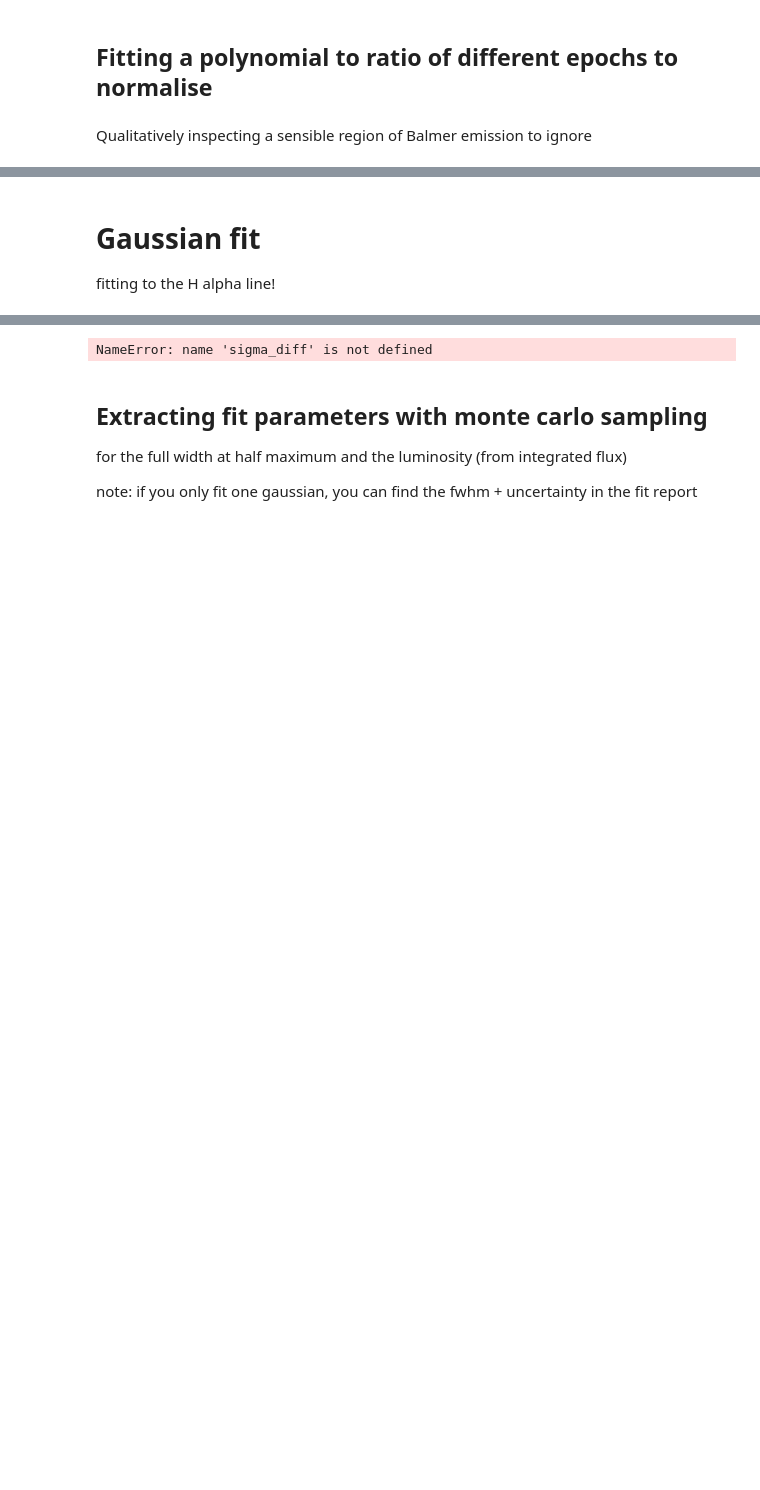
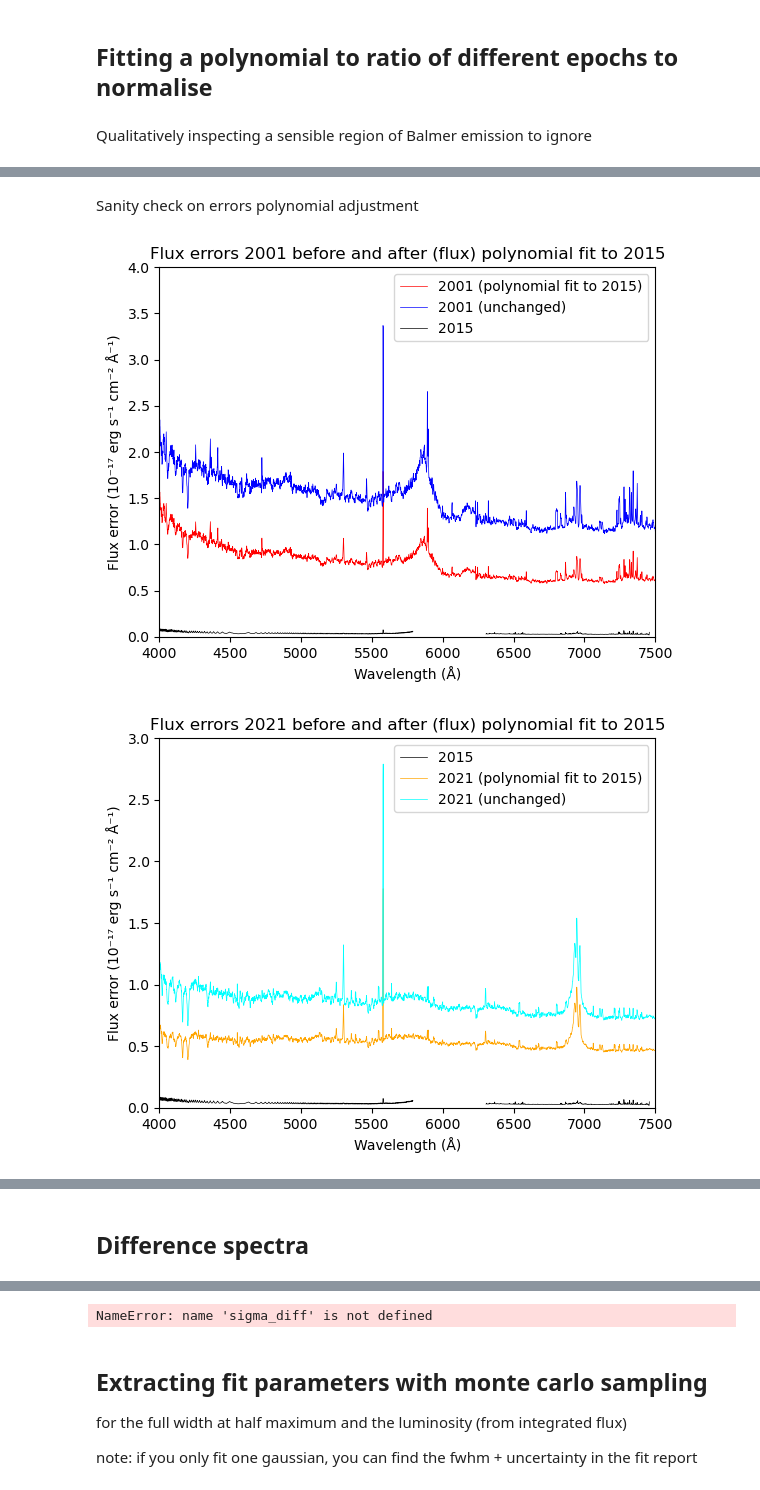
Before and after one commit to things-0/denison_2026, a Jupyter notebook: oli/main.ipynb, the cells around one changed output, grey strips where cells are left out. Saved outputs shown, nothing was run; the diff lists cells and outputs as text; code cells hidden in the pictures; blank space fills up the shorter version.

```diff
--- a/oli/main.ipynb
+++ b/oli/main.ipynb
@@ -977,2 +955,0 @@ _, adjusted_01_flux_15 = adjust_calibration(year_to_change="2001", bin_width=15,
-# %%
-_, adjusted_21_flux_15, _, adjusted_21_err_15 = adjust_calibration(year_to_change="2021", plot_flux_or_err="both", adjusted_flux_y_bounds=(0, 150), adjusted_err_y_bounds=(-1e-3, 1e-2))
@@ -1058,3 +956,39 @@ plt.show()
-# %% [markdown]
-# Gaussian fit
-fitting to the H alpha line!
+# %% [markdown]
+Sanity check on errors polynomial adjustment
+# %%
+plt.plot(lam, adjusted_01_err_15, color='red', label='2001 (polynomial fit to 2015)', lw = LINEWIDTH)
+plt.plot(lam, err01, color='blue', label='2001 (unchanged)', lw = LINEWIDTH)
+# plt.plot(lam, adjusted_15_err_15, color='red', label='2015 (polynomial fit to 2015)', lw = LINEWIDTH)
+plt.plot(lam, err15, color='black', label='2015', lw = LINEWIDTH)
+plt.xlim(4000, 7500)
+plt.ylim(0, 4)
+plt.legend()
+plt.xlabel("Wavelength (Å)")
+plt.ylabel("Flux error (10⁻¹⁷ erg s⁻¹ cm⁻² Å⁻¹)")
+plt.title("Flux errors 2001 before and after (flux) polynomial fit to 2015")
+plt.show()
+
+plt.plot(lam, err15, color='black', label='2015', lw = LINEWIDTH)
+plt.plot(lam, adjusted_21_err_15, color='orange', label='2021 (polynomial fit to 2015)', lw = LINEWIDTH)
+plt.plot(lam, err21, color='cyan', label='2021 (unchanged)', lw = LINEWIDTH)
+plt.xlim(4000, 7500)
+plt.ylim(0, 3)
+plt.legend()
+plt.xlabel("Wavelength (Å)")
+plt.ylabel("Flux error (10⁻¹⁷ erg s⁻¹ cm⁻² Å⁻¹)")
+plt.title("Flux errors 2021 before and after (flux) polynomial fit to 2015")
+plt.show()
+
+plt.plot(lam, err15, color='black', label='2015', lw = LINEWIDTH)
+plt.plot(lam, adjusted_22_err_15, color='brown', label='2022 (polynomial fit to 2015)', lw = LINEWIDTH)
+plt.plot(lam, err22, color='green', label='2022 (unchanged)', lw = LINEWIDTH)
+plt.xlim(4000, 7500)
+plt.ylim(0, 4)
+plt.legend()
+plt.xlabel("Wavelength (Å)")
+plt.ylabel("Flux error (10⁻¹⁷ erg s⁻¹ cm⁻² Å⁻¹)")
+plt.title("Flux errors 2022 before and after (flux) polynomial fit to 2015")
+plt.show()
+# %% [output]
+[figure, added]
+[figure, added]
@@ -1060,0 +996,2 @@ fitting to the H alpha line!
+# %% [markdown]
+## Difference spectra
```
Also changed, not shown: parts of 31 cells of this notebook, 2 other files.
